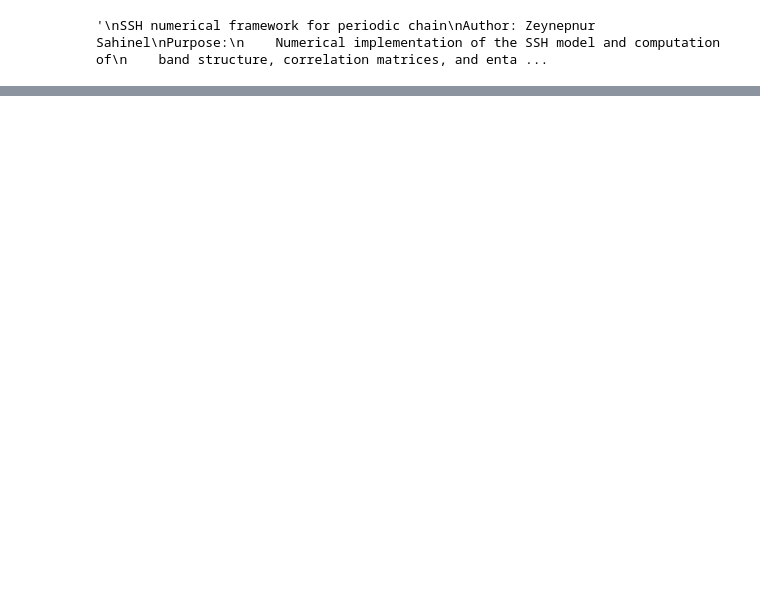
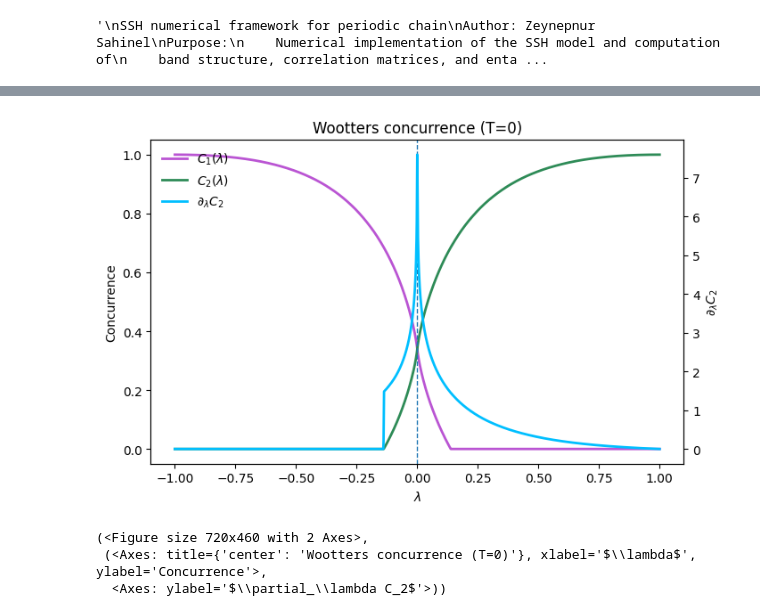
Before and after one commit to zeynepnursahinel/valorization-periodic-chain, a Jupyter notebook: periodic_chain.ipynb, the cells around one changed output, grey strips where cells are left out. Saved outputs shown, nothing was run; the diff lists cells and outputs as text; code cells hidden in the pictures; blank space fills up the shorter version.

Commit message:
Concurrence plots for infinite number of unit celss

```diff
--- a/periodic_chain.ipynb
+++ b/periodic_chain.ipynb
@@ -212,0 +293,7 @@ NameError: name 'make_figure_upper_occupation_overlay' is not defined
+# %%
+make_figure_concurrence_vs_lambda(beta=np.inf)
+# %% [output]
+[figure, added]
+(<Figure size 720x460 with 2 Axes>,
+ (<Axes: title={'center': 'Wootters concurrence (T=0)'}, xlabel='$\\lambda$', ylabel='Concurrence'>,
+  <Axes: ylabel='$\\partial_\\lambda C_2$'>))
```
Also changed, not shown: parts of 5 cells of this notebook, 3 other files.
